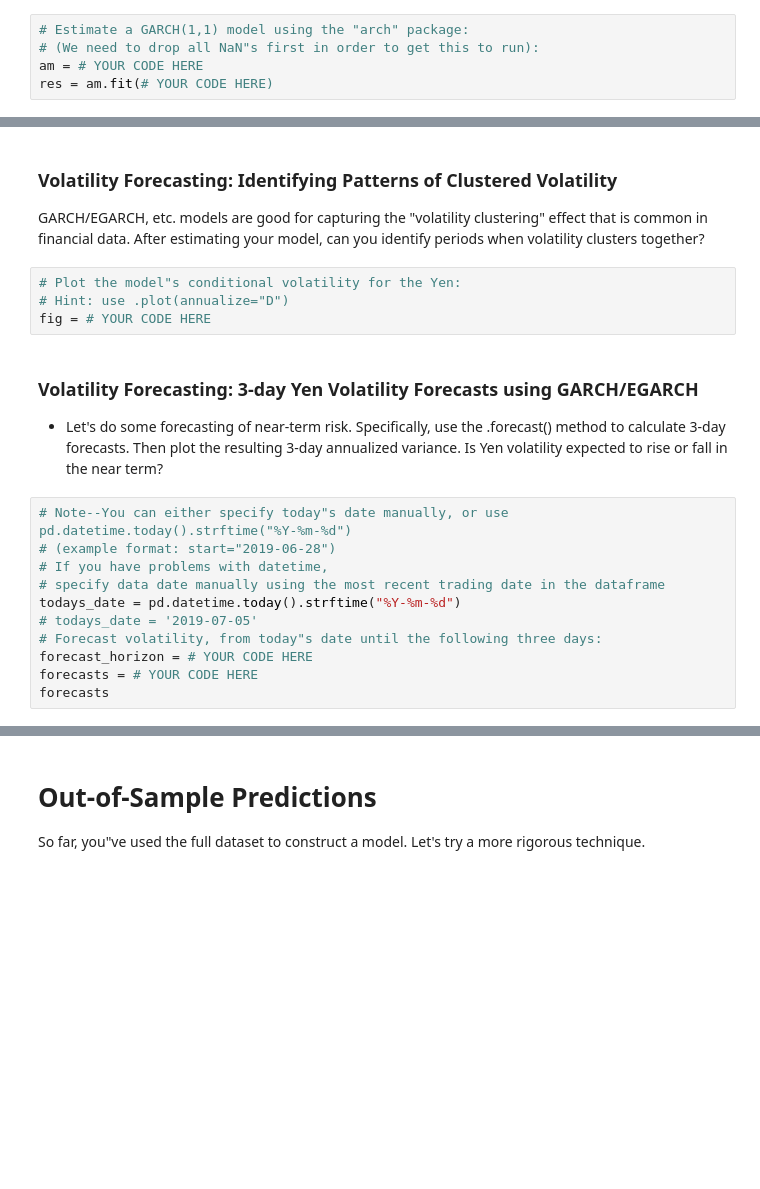
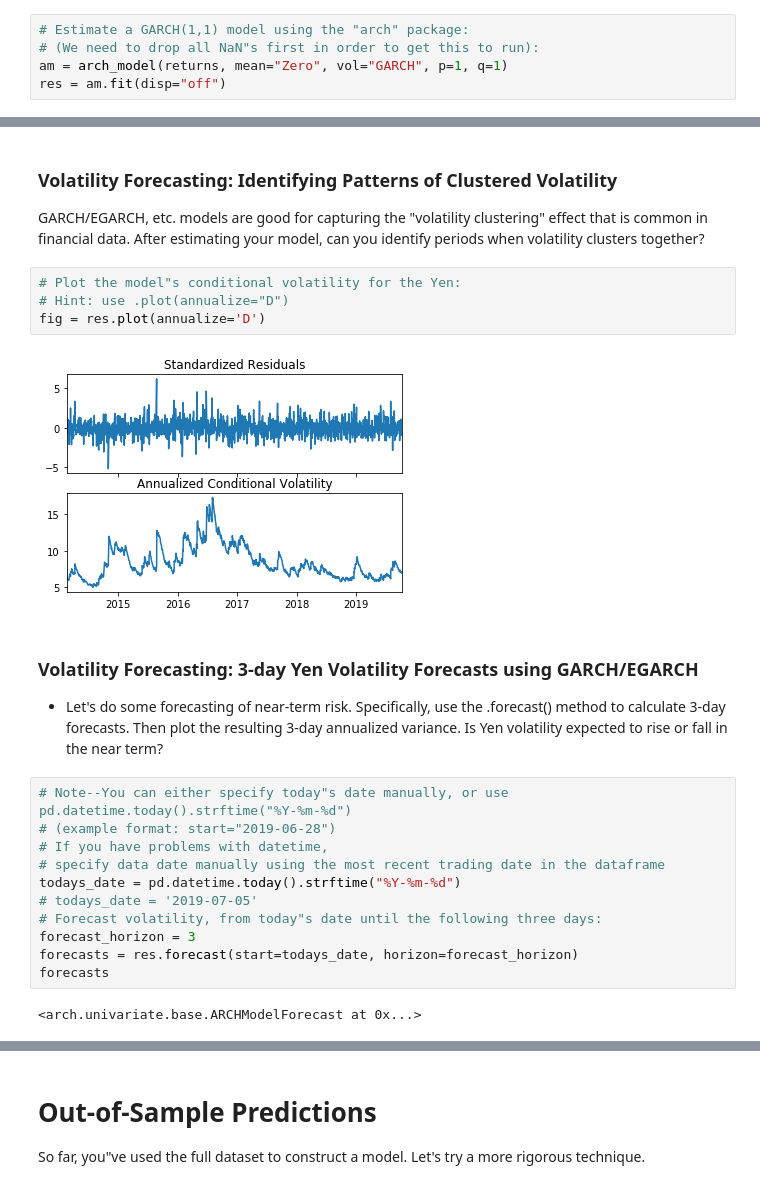
Before and after one commit to stragitech/Yen_Futures, a Jupyter notebook: time_series_analysis.ipynb, the cells around one changed output, grey strips where cells are left out. Saved outputs shown, nothing was run; the diff lists cells and outputs as text; blank space fills up the shorter version.

Commit message:
Added GARCH volatility forecasting

```diff
--- a/time_series_analysis.ipynb
+++ b/time_series_analysis.ipynb
@@ -441,8 +451,8 @@ returns.tail()
 # %%
 # Estimate a GARCH(1,1) model using the "arch" package:
 # (We need to drop all NaN"s first in order to get this to run):
-am = # YOUR CODE HERE
-res = am.fit(# YOUR CODE HERE)
+am = arch_model(returns, mean="Zero", vol="GARCH", p=1, q=1)
+res = am.fit(disp="off")
 # %%
 # Output the summary results of the GARCH model:
 print(res.summary())
@@ -453,7 +484,9 @@ GARCH/EGARCH, etc. models are good for capturing the "volatility clustering" eff
 # %%
 # Plot the model"s conditional volatility for the Yen:
 # Hint: use .plot(annualize="D")
-fig = # YOUR CODE HERE
+fig = res.plot(annualize='D')
+# %% [output]
+[figure, added]
 # %% [markdown]
 ### Volatility Forecasting: 3-day Yen Volatility Forecasts using GARCH/EGARCH
   * Let's do some forecasting of near-term risk. Specifically, use the .forecast() method to calculate 3-day forecasts. Then plot the resulting 3-day annualized variance. Is Yen volatility expected to rise or fall in the near term?
@@ -465,9 +498,11 @@ fig = # YOUR CODE HERE
 todays_date = pd.datetime.today().strftime("%Y-%m-%d")
 # todays_date = '2019-07-05'
 # Forecast volatility, from today"s date until the following three days:
-forecast_horizon = # YOUR CODE HERE
-forecasts = # YOUR CODE HERE
+forecast_horizon = 3
+forecasts = res.forecast(start=todays_date, horizon=forecast_horizon)
 forecasts
+# %% [output]
+<arch.univariate.base.ARCHModelForecast at 0x...>
 # %%
 # Plot the annualized volatility forecast using pd.plot():
 # (Make sure to use dropna() on the forecasts before plotting):
```
Also changed, not shown: parts of 19 cells of this notebook.
